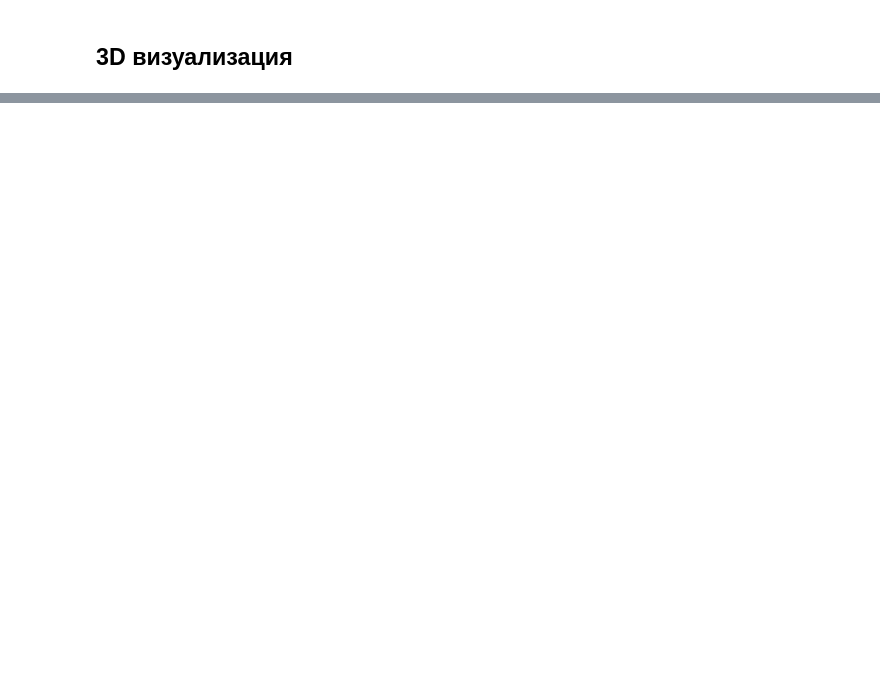
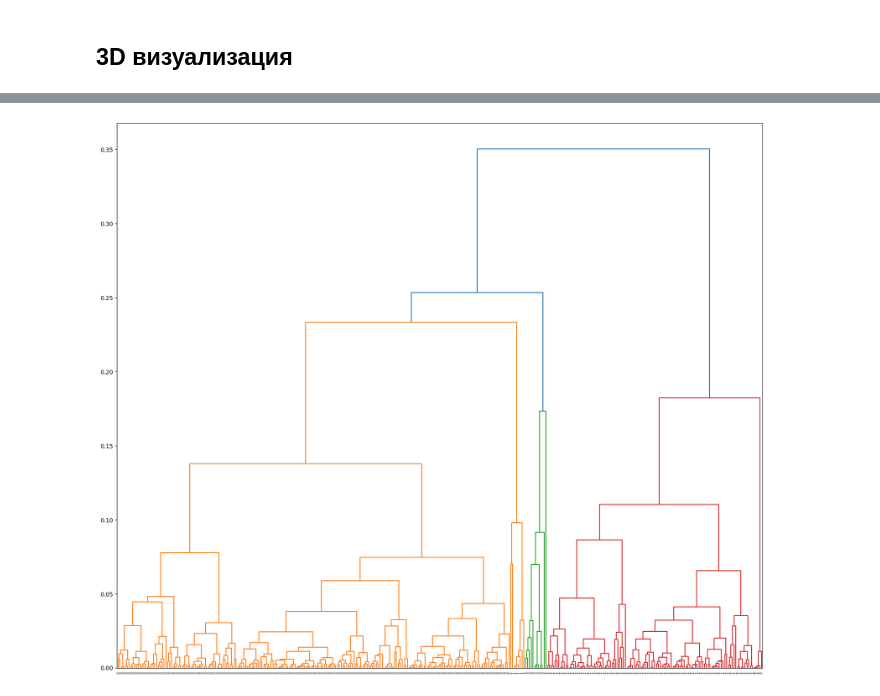
Before and after one commit to DenisBaburin/ds_school_148, a Jupyter notebook: DS_school/ML basics/ML-4_Обучение без учителя_кластеризация и техники понижения размерности/dst3-ml4-5_visualization.ipynb, the cells around one changed output, grey strips where cells are left out. Saved outputs shown, nothing was run; the diff lists cells and outputs as text; code cells hidden in the pictures; blank space fills up the shorter version.

```diff
--- a/DS_school/ML basics/ML-4_Обучение без учителя_кластеризация и техники понижения размерности/dst3-ml4-5_visualization.ipynb
+++ b/DS_school/ML basics/ML-4_Обучение без учителя_кластеризация и техники понижения размерности/dst3-ml4-5_visualization.ipynb
@@ -295,3 +301,21 @@ fig = px.scatter_3d(
 )
 
 fig.show()
+# %%
+agglomerative_clustering = AgglomerativeClustering(n_clusters=6, linkage='complete')
+prediciton_ag_model = agglomerative_clustering.fit_predict(df[['latitude', 'longitude']])
+# %%
+linked = linkage(df[['latitude', 'longitude']], 'complete')
+
+plt.figure(figsize=(20, 17))
+
+dendrogram(
+    Z=linked,
+    orientation='top',
+    labels=prediciton_ag_model,
+    distance_sort='descending'
+)
+
+plt.show()
+# %% [output]
+[figure, added]
```
Also changed, not shown: parts of 7 cells of this notebook, 4 other files.
